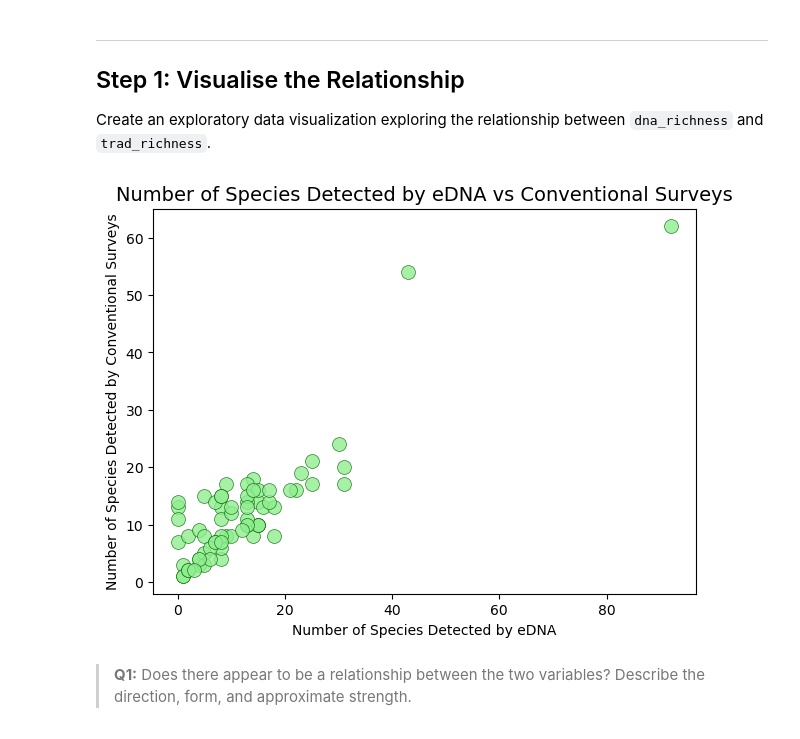
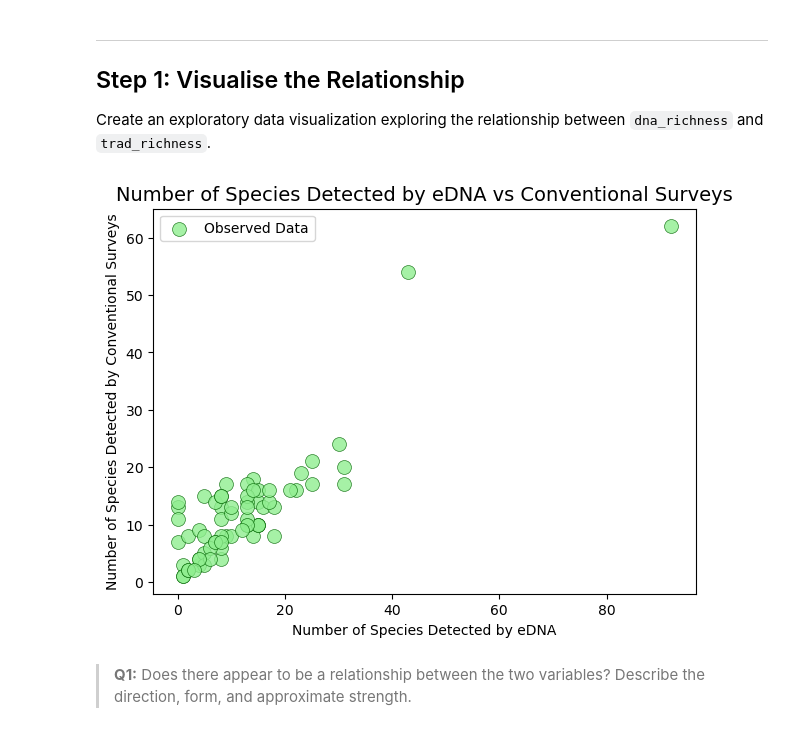
Before and after one commit to mmorenorolon/assignment-1, a Jupyter notebook: task2/hw1-task2.ipynb, the cells around one changed output. Cells and saved outputs as stored; diff of their text form; code cells hidden in the pictures.

```diff
--- a/task2/hw1-task2.ipynb
+++ b/task2/hw1-task2.ipynb
@@ -66,23 +66,27 @@ Create an exploratory data visualization exploring the relationship between `dna
 # %%
 # Set the figure size
 plt.figure(figsize = (7, 5))
 
 # Create a scatter plot
-plt.scatter(x=df.dna_richness,
+plt.scatter(label='Observed Data',
+            x=df.dna_richness,
             y=df.trad_richness,
             alpha=0.8,
             edgecolors='darkgreen',
             color='lightgreen',
             s=100,
             linewidths=0.5)
 
+# Add a legend
+plt.legend()
+
 # Label the title and axes
 plt.title('Number of Species Detected by eDNA vs Conventional Surveys', fontsize=14)
 plt.ylabel('Number of Species Detected by Conventional Surveys')
 plt.xlabel('Number of Species Detected by eDNA')
 plt.show()
 # %% [output]
-[figure, old version]
+[figure, new version]
 # %% [markdown]
 > **Q1:** Does there appear to be a relationship between the two variables? Describe the direction, form, and approximate strength.
 # %% [markdown]
```
Also changed, not shown: parts of 4 cells of this notebook.
